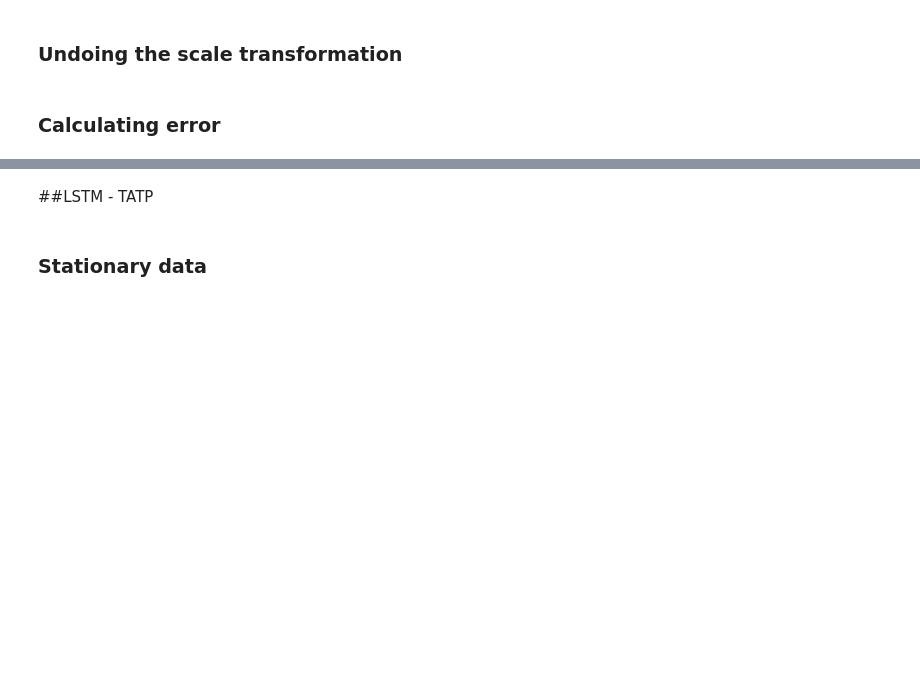
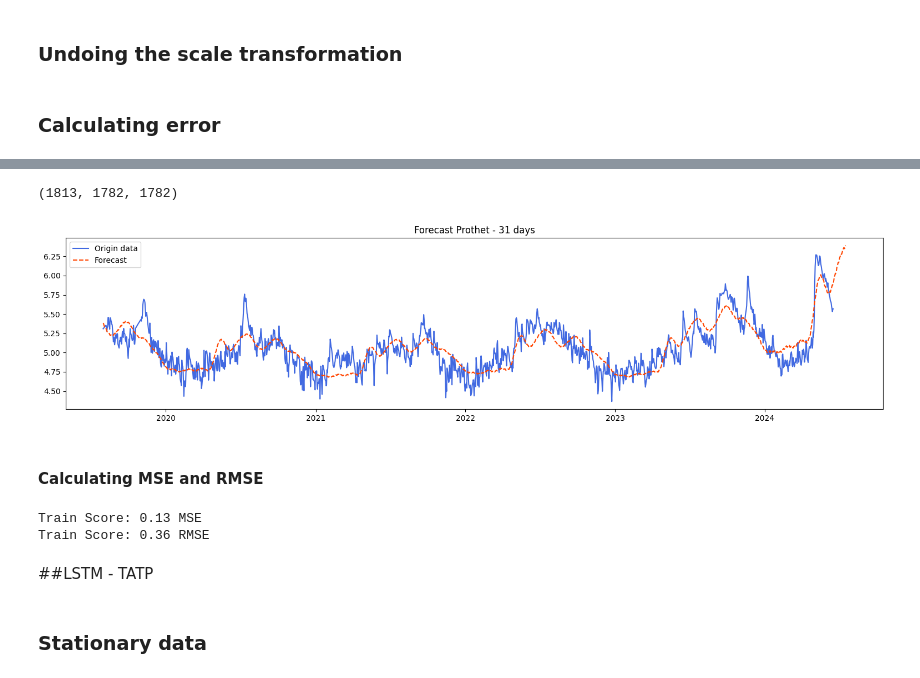
Before and after one commit to ThierrryScotto/cais_maua, a Jupyter notebook: up_to_date_cais_maua_time_series.ipynb, the cells around one changed output, grey strips where cells are left out. Cells and saved outputs as stored; diff of their text form; code cells hidden in the pictures; blank space fills up the shorter version.

```diff
--- a/up_to_date_cais_maua_time_series.ipynb
+++ b/up_to_date_cais_maua_time_series.ipynb
@@ -618,0 +695,5 @@ print("RMSE: ", root_mean_squared_error(test_inversed, forecast_inversed))
+# %%
+forecast_yhat = scaler_inverse(forecast['yhat'].values.reshape(-1, 1))
+df_scaled_transformed = scaler_inverse(data_scaled.reshape(-1, 1))
+
+forecast_yhat
@@ -619,3 +708,25 @@ print("RMSE: ", root_mean_squared_error(test_inversed, forecast_inversed))
+# %%
+len(forecast_yhat), len(data_scaled), len(df_scaled_transformed)
+# %% [output]
+(1813, 1782, 1782)
+# %%
+plot_result_prophet(df_scaled.index,
+                    df_scaled_transformed,
+                    forecast['ds'],
+                    forecast_yhat,
+                    "Forecast Prothet - 31 days",
+                    "Origin data",
+                    "Forecast")
+# %% [output]
+[figure, added]
+# %% [markdown]
+#### Calculating MSE and RMSE
+# %%
+print('Train Score: %.2f MSE' % MSE(df_scaled_transformed, forecast_yhat[-len(data_scaled)]))
+print('Train Score: %.2f RMSE' % RMSE(df_scaled_transformed, forecast_yhat[-len(data_scaled)]))
+# %% [output]
+Train Score: 0.13 MSE
+Train Score: 0.36 RMSE
 # %% [markdown]
 ##LSTM - TATP
 # %% [markdown]
```
Also changed, not shown: parts of 52 cells of this notebook.
